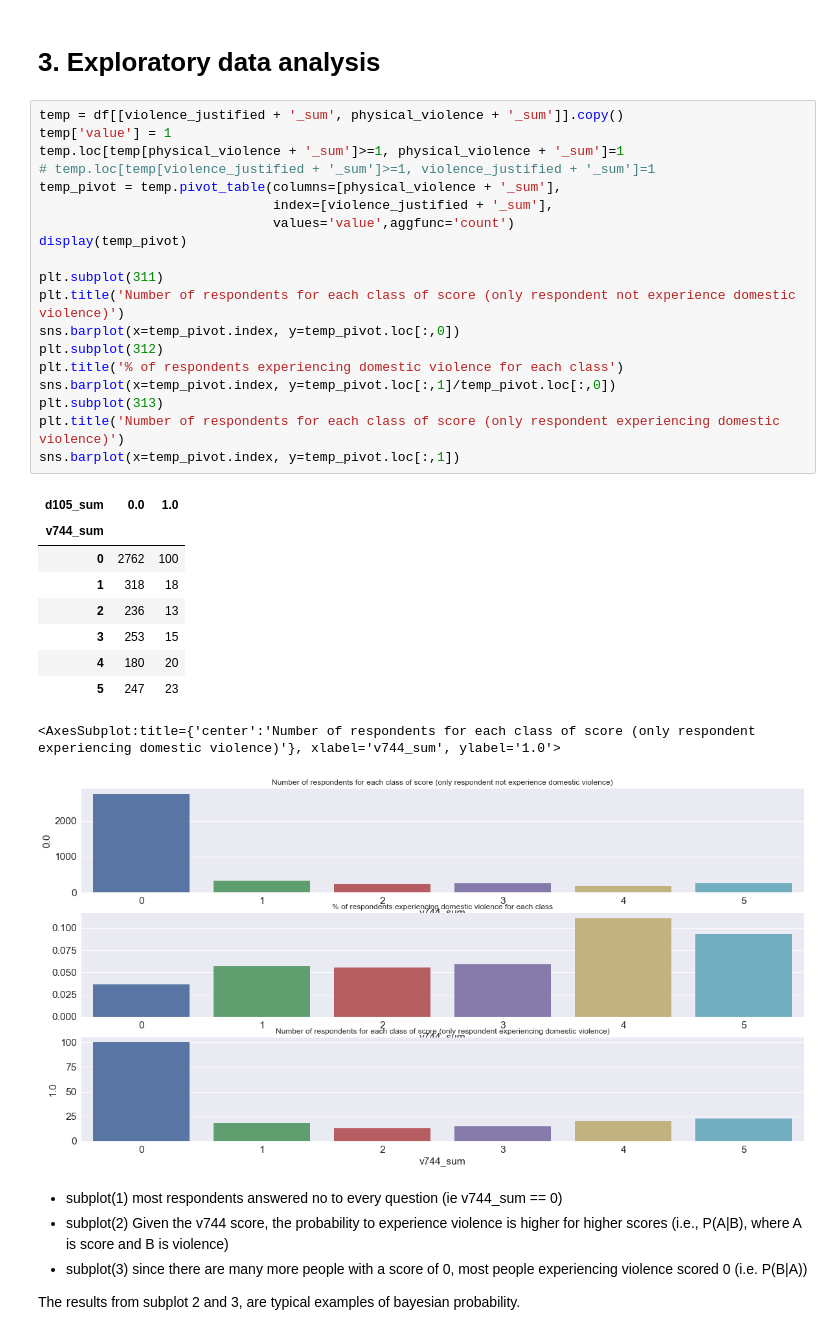
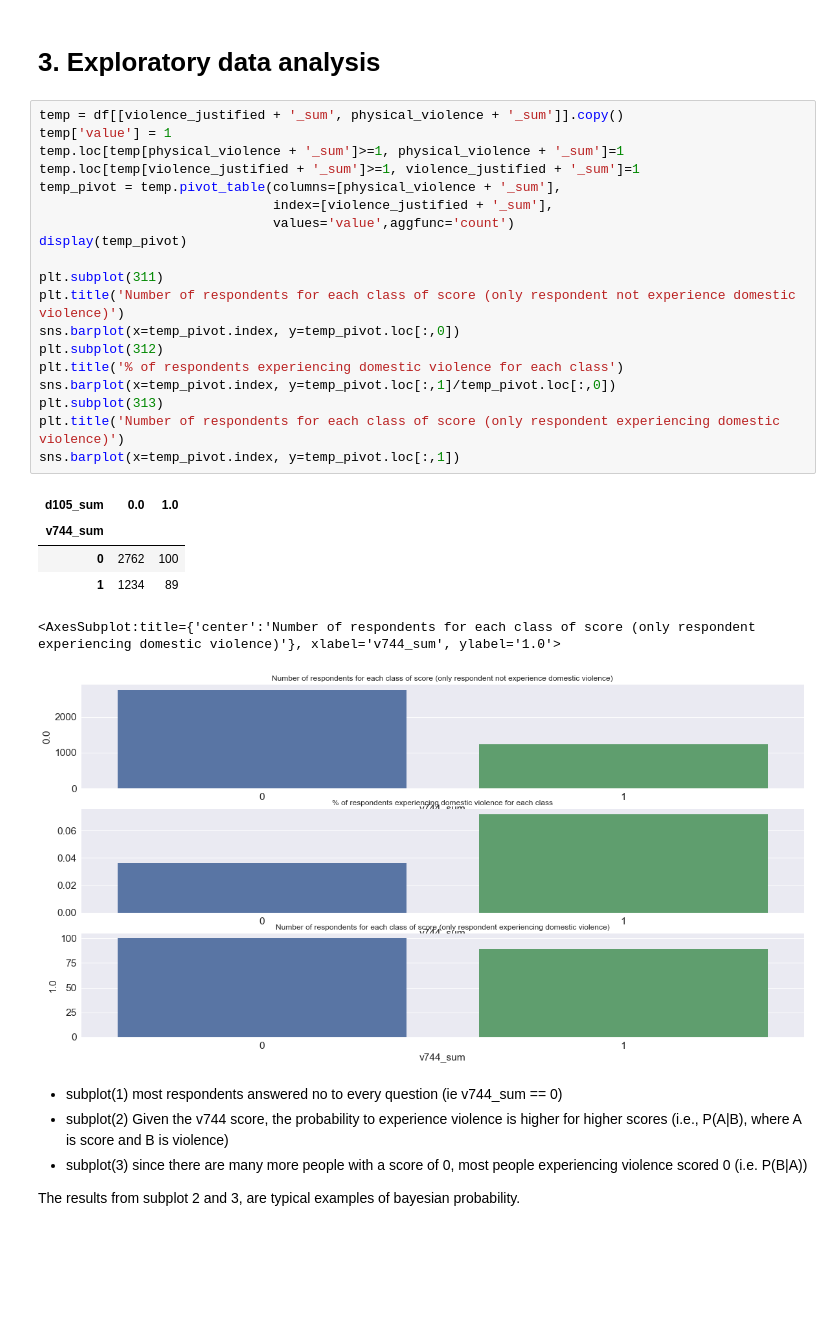
Before and after one commit to abauville/wai_hackathon_2021, a Jupyter notebook: DHS_IR.ipynb, the cells around one changed output. Drawn from its saved outputs; the diff is of its cells as text; blank space fills up the shorter version.

```diff
--- a/DHS_IR.ipynb
+++ b/DHS_IR.ipynb
@@ -228,33 +228,29 @@ df[num_dead_child] = df[total_child_born] - df[num_living_child]
 # %%
 temp = df[[violence_justified + '_sum', physical_violence + '_sum']].copy()
 temp['value'] = 1
 temp.loc[temp[physical_violence + '_sum']>=1, physical_violence + '_sum']=1
-# temp.loc[temp[violence_justified + '_sum']>=1, violence_justified + '_sum']=1
+temp.loc[temp[violence_justified + '_sum']>=1, violence_justified + '_sum']=1
 temp_pivot = temp.pivot_table(columns=[physical_violence + '_sum'],
                               index=[violence_justified + '_sum'],
                               values='value',aggfunc='count')
 display(temp_pivot)
 
 plt.subplot(311)
 plt.title('Number of respondents for each class of score (only respondent not experience domestic violence)')
 sns.barplot(x=temp_pivot.index, y=temp_pivot.loc[:,0])
 plt.subplot(312)
 plt.title('% of respondents experiencing domestic violence for each class')
 sns.barplot(x=temp_pivot.index, y=temp_pivot.loc[:,1]/temp_pivot.loc[:,0])
 plt.subplot(313)
 plt.title('Number of respondents for each class of score (only respondent experiencing domestic violence)')
 sns.barplot(x=temp_pivot.index, y=temp_pivot.loc[:,1])
 # %% [output]
 | d105_sum | 0.0 | 1.0 |
 | v744_sum |  |  |
 | 0 | 2762 | 100 |
-| 1 | 318 | 18 |
-| 2 | 236 | 13 |
-| 3 | 253 | 15 |
-| 4 | 180 | 20 |
-| 5 | 247 | 23 |
+| 1 | 1234 | 89 |
 <AxesSubplot:title={'center':'Number of respondents for each class of score (only respondent experiencing domestic violence)'}, xlabel='v744_sum', ylabel='1.0'>
-[figure, old version]
+[figure, new version]
 # %% [markdown]
 - subplot(1) most respondents answered no to every question (ie v744_sum == 0)
 - subplot(2) Given the v744 score, the probability to experience violence is higher for higher scores (i.e., P(A|B), where A is score and B is violence)
```
Also changed, not shown: parts of 6 cells of this notebook.
